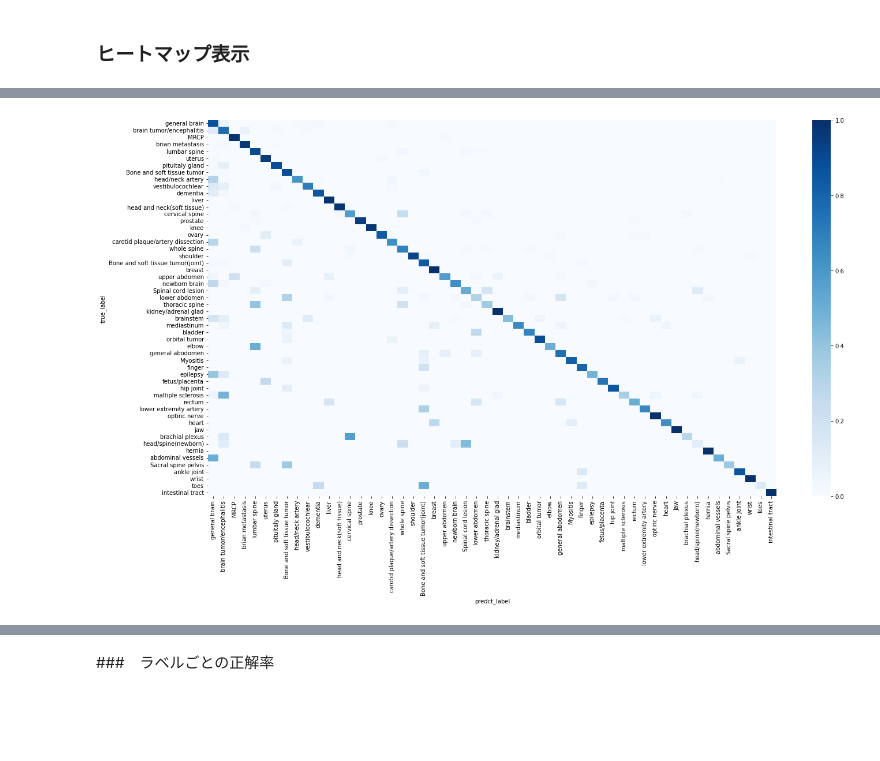
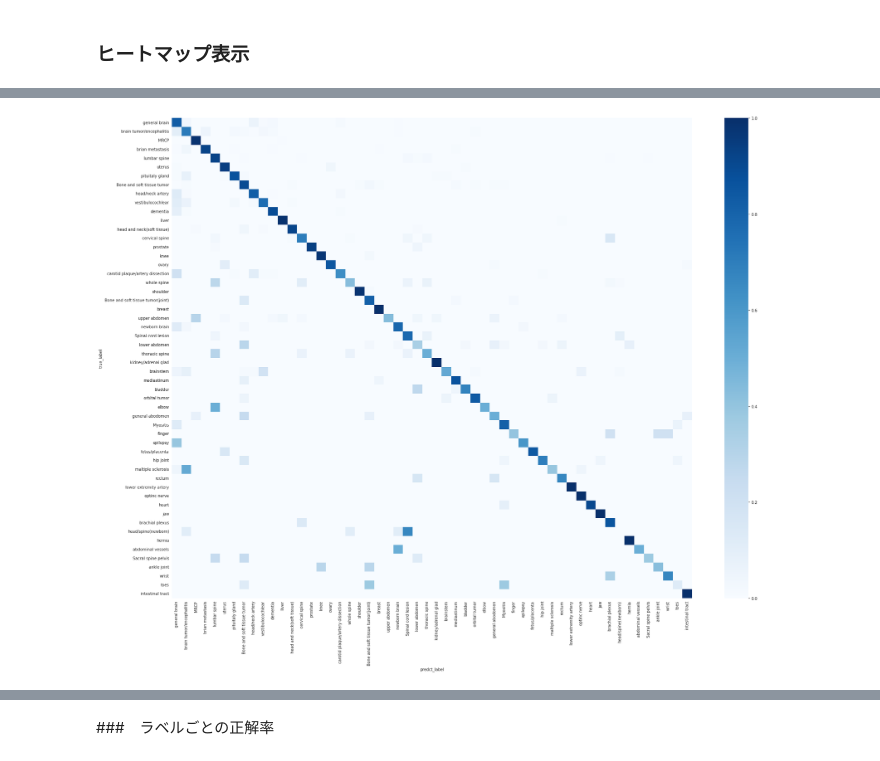
Before and after one commit to mecab-g/MRI, a Jupyter notebook: プロトコール予測/3.3recomendation_comp.ipynb, the cells around one changed output, grey strips where cells are left out. Saved outputs shown, nothing was run; the diff lists cells and outputs as text; code cells hidden in the pictures; blank space fills up the shorter version.

```diff
--- a/プロトコール予測/3.3recomendation_comp.ipynb
+++ b/プロトコール予測/3.3recomendation_comp.ipynb
@@ -364,14 +411,14 @@ with open ('../PICKLES/ftLGBMmodel.pkl', 'rb') as f:
     ft_LGBM_models = pickle.load(f)
 
 ft_LGBM_results, ft_LGBM_reports, ft_LGBM_proba = model_evaluation(
-    ft_LGBM_models, X_test, y_test, labels, id_test, method='LGBM')
+    ft_LGBM_models, X_test, y_test, labels, id_test, 'result/ft_LGBM_preds.csv', method='LGBM')
 with open ('../PICKLES/ft_LGBM_results.pkl', 'wb') as f:
     pickle.dump(ft_LGBM_results, f)
 
 with open ('../PICKLES/ft_LGBM_reports.pkl', 'wb') as f:
     pickle.dump(ft_LGBM_reports, f)
 
-report=kfold_report(ft_LGBM_reports, 'ft_LGBM_report')
+report=kfold_report(ft_LGBM_reports, 'ft_LGBM_report.csv')
 
 print(report)
 # %% [output]
@@ -385,14 +435,14 @@ with open ('../PICKLES/sBLGBMmodel.pkl', 'rb') as f:
     sB_LGBM_models = pickle.load(f)
 
 sB_LGBM_results, sB_LGBM_reports, sB_LGBM_proba = model_evaluation(
-    sB_LGBM_models, X_test, y_test, labels, id_test, method='LGBM')
+    sB_LGBM_models, X_test, y_test, labels, id_test, 'result/sB_LGBM_preds.csv',method='LGBM')
 with open ('../PICKLES/sB_LGBM_results.pkl', 'wb') as f:
     pickle.dump(sB_LGBM_results, f)
 
 with open ('../PICKLES/sB_LGBM_reports.pkl', 'wb') as f:
     pickle.dump(sB_LGBM_reports, f)
 
-report=kfold_report(sB_LGBM_reports, 'sB_LGBM_report')
+report=kfold_report(sB_LGBM_reports, 'sB_LGBM_report.csv')
 print(report)
 # %% [output]
 (accuracy        0.843793
@@ -667,13 +716,13 @@ with open ('../PICKLES/ftNNmodel.pkl', 'rb') as f:
     ft_NN_models = pickle.load(f)
 
 ft_nn_results, ft_nn_reports, ft_nn_proba = model_evaluation(
-    ft_NN_models, X_test, y_test,labels, id_test, method='NN')
+    ft_NN_models, X_test, y_test, labels, id_test, 'result/ft_nn_preds.csv', method='NN')
 with open ('../PICKLES/ft_nn_results.pkl', 'wb') as f:
     pickle.dump(ft_nn_results, f)
 
 with open ('../PICKLES/ft_nn_reports.pkl', 'wb') as f:
     pickle.dump(ft_nn_reports, f)
 
-report=kfold_report(ft_nn_reports, 'ft_nn_report')
+report=kfold_report(ft_nn_reports, 'ft_nn_report.csv')
 print(report)
 # %% [output]
@@ -700,14 +743,14 @@ with open ('../PICKLES/sBNNmodel.pkl', 'rb') as f:
     sB_NN_models = pickle.load(f)
 
 sB_nn_results, sB_nn_reports, sB_nn_proba = model_evaluation(
-    sB_NN_models, X_test, y_test, labels, id_test, method='NN')
+    sB_NN_models, X_test, y_test, labels, id_test, 'result/sB_nn_preds.csv', method='NN')
 with open ('../PICKLES/sB_nn_results.pkl', 'wb') as f:
     pickle.dump(sB_nn_results, f)
 
 with open ('../PICKLES/sB_nn_reports.pkl', 'wb') as f:
     pickle.dump(sB_nn_reports, f)
 
-report=kfold_report(sB_nn_reports, 'sB_nn_report')
+report=kfold_report(sB_nn_reports, 'sB_nn_report.csv')
 print(report)
 # %% [output]
 115/115 [==============================] - 0s 3ms/step
@@ -897,14 +935,14 @@ confl =pd.DataFrame(confusion_matrix(results_lg['true'],results_lg['pred'],
 
 pd.options.display.precision = 0
 # %%
-plt.figure(figsize=(20, 12))
+plt.figure(figsize=(26, 20))
 sns.heatmap(confn, annot=False,cmap='Blues' ,fmt='d')
 plt.xlabel("predct_label")
 plt.ylabel('true_label')
 plt.tight_layout()
 sns.set_style("darkgrid")
 
 plt.savefig('nn_sB_heatmap.png')
 # %% [output]
-[figure, old version]
+[figure, new version]
 # %%
```
Also changed, not shown: parts of 13 cells of this notebook, 31 other files.
